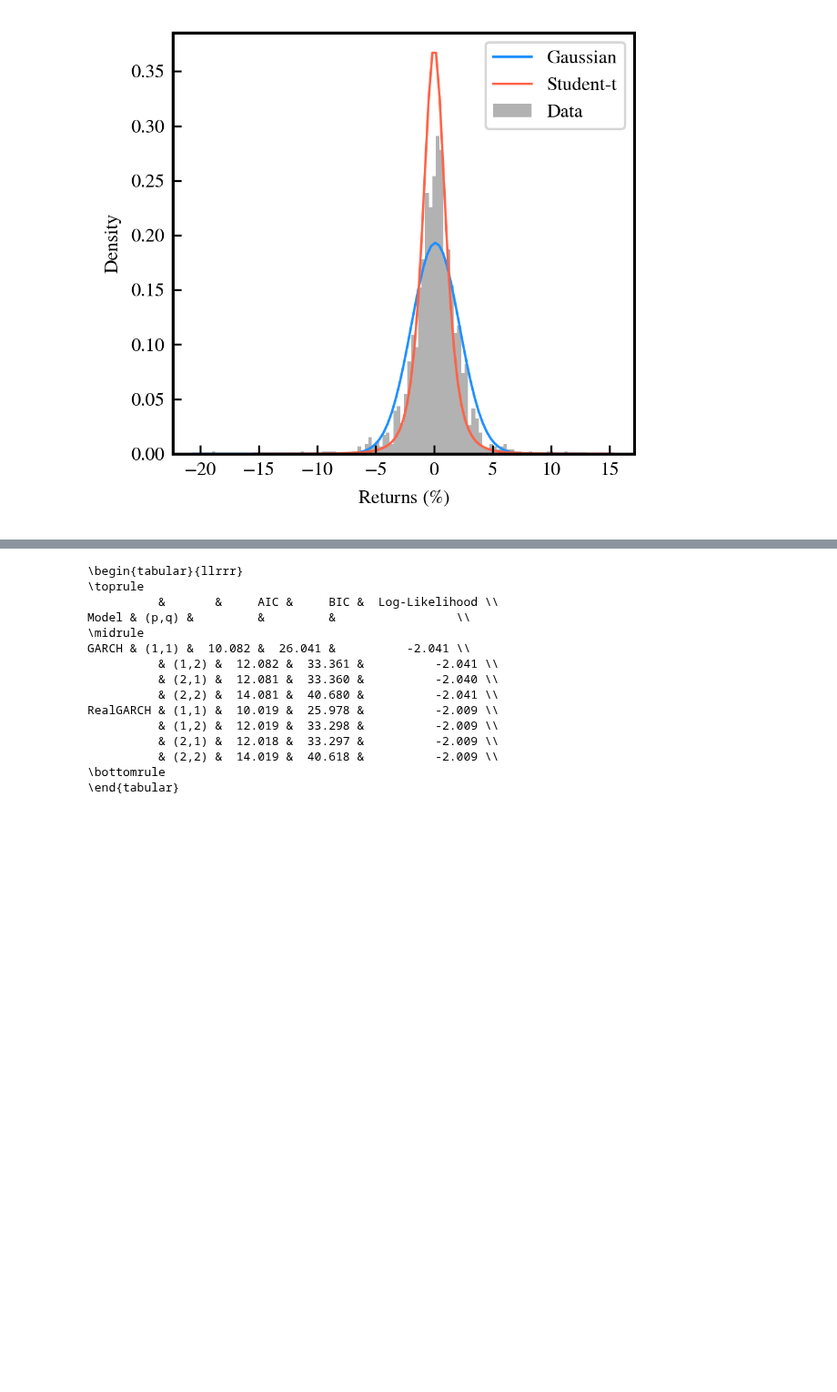
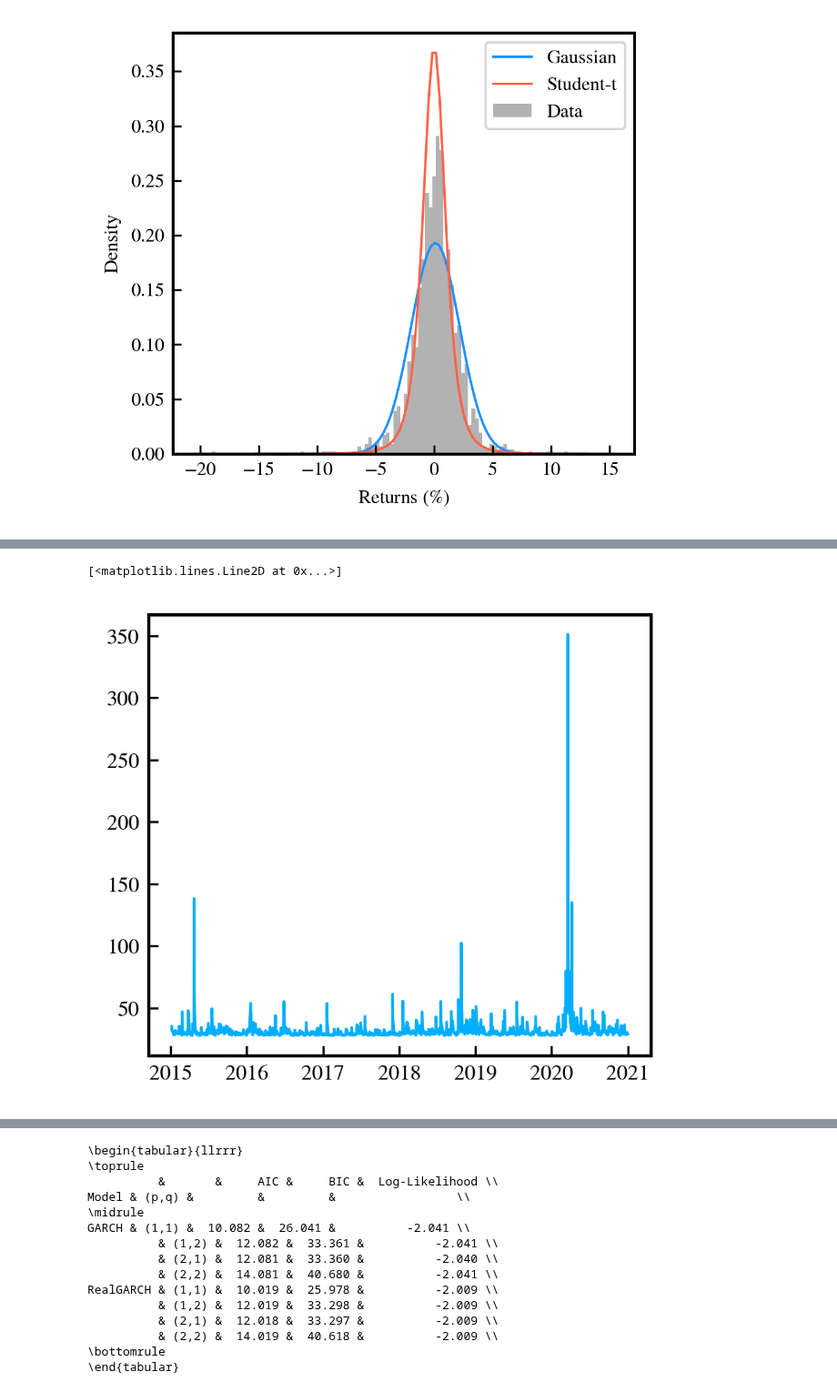
Before and after one commit to LuukOudshoorn25/HighFrequencyTrading, a Jupyter notebook: Code.ipynb, the cells around one changed output, grey strips where cells are left out. Shown at 91% size. Drawn from its saved outputs; the diff is of its cells as text; code cells hidden in the pictures; blank space fills up the shorter version.

```diff
--- a/Code.ipynb
+++ b/Code.ipynb
@@ -760,0 +968,2 @@ def OLS(sigmas_1,sigmas_2):
+# %%
+model3 = estimate_GAS(model='skewed_t',p=1,q=1)
@@ -761 +979,8 @@ def OLS(sigmas_1,sigmas_2):
+# %%
+model3_x,model3_y = model3.plot_vola()
+# %%
+plt.plot(model3_x,model3_y,lw=1)
+# %% [output]
+[<matplotlib.lines.Line2D at 0x...>]
+[figure, added]
 # %%
```
Also changed, not shown: parts of 18 cells of this notebook.
